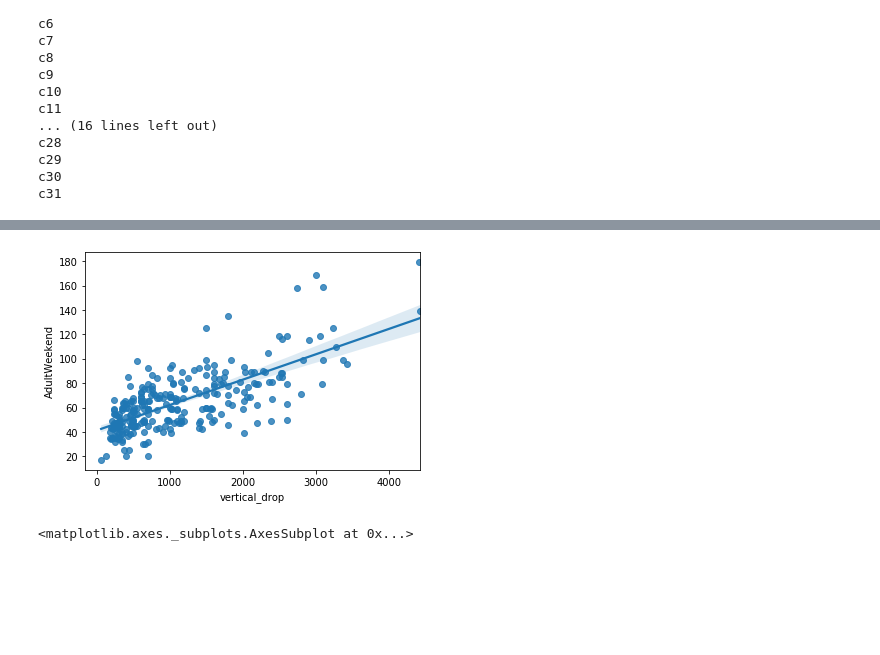
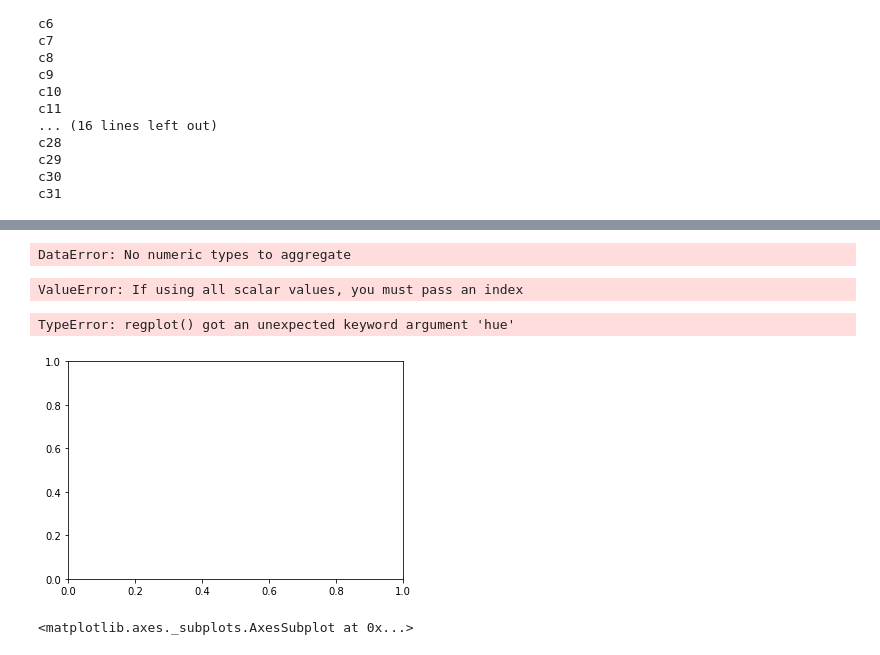
Before and after one commit to Smithright/Springboard, a Jupyter notebook: DataScienceGuidedCapstone-master/Step Six - Presentation Prep/06_presentation.ipynb, the cells around one changed output, grey strips where cells are left out. Saved outputs shown, nothing was run; the diff lists cells and outputs as text; code cells hidden in the pictures; blank space fills up the shorter version.

Commit message:
debugging modelLine

```diff
--- a/DataScienceGuidedCapstone-master/Step Six - Presentation Prep/06_presentation.ipynb
+++ b/DataScienceGuidedCapstone-master/Step Six - Presentation Prep/06_presentation.ipynb
@@ -123,3 +97,5 @@ dfPlot.T
+# %%
+plotFeatures = ['vertical_drop']
 # %%
 sPlotData = dfPlot.copy()
 # %%
@@ -194,9 +124,20 @@ sPlotData.T
+# %%
+sb.lineplot(x='x', y='y', data=modelLine, ax=ax2)
+# %% [output]
+DataError: No numeric types to aggregate
+# %%
+ax2 = ax.twinx()
+sb.lineplot(x=x, y=y, data=modelLine, ax=ax2)
+#legend='full',
+# %% [output]
+ValueError: If using all scalar values, you must pass an index
 # %%
 fig, ax = plt.subplots()
-sb.regplot(x='vertical_drop', y='AdultWeekend', data=dfPlot)  #, ax=ax)
+sb.regplot(x=plotFeatures, y=plotFeatures, color='r', data=sPlotData)  #, ax=ax)
 plt.show()
 # %% [output]
+TypeError: regplot() got an unexpected keyword argument 'hue'
-[figure, old version]
+[figure, new version]
 # %%
 sb.regplot(x='vertical_drop', y='AdultWeekend', data=dfPlot, ax=ax)
 # %% [output]
```
Also changed, not shown: parts of 13 cells of this notebook.
